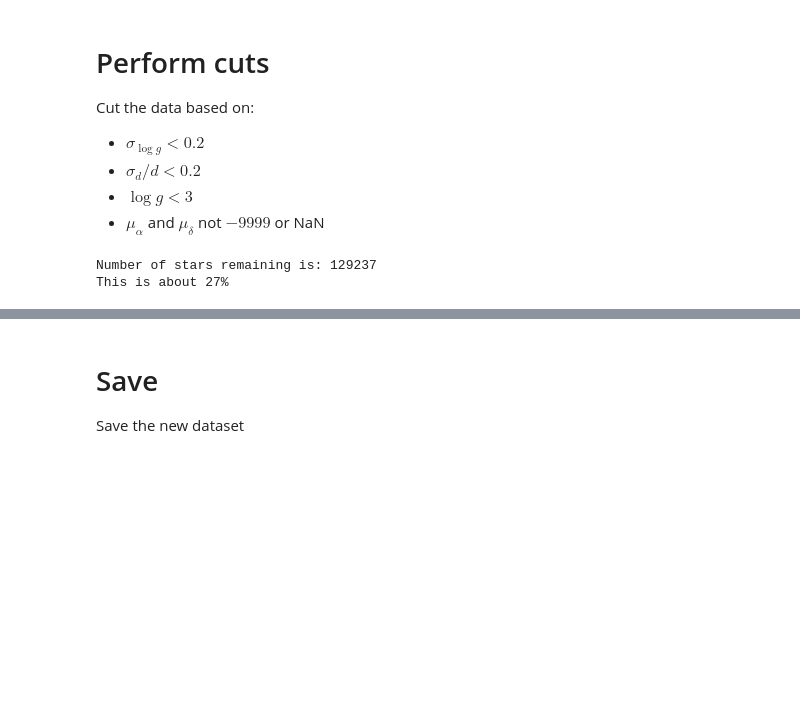
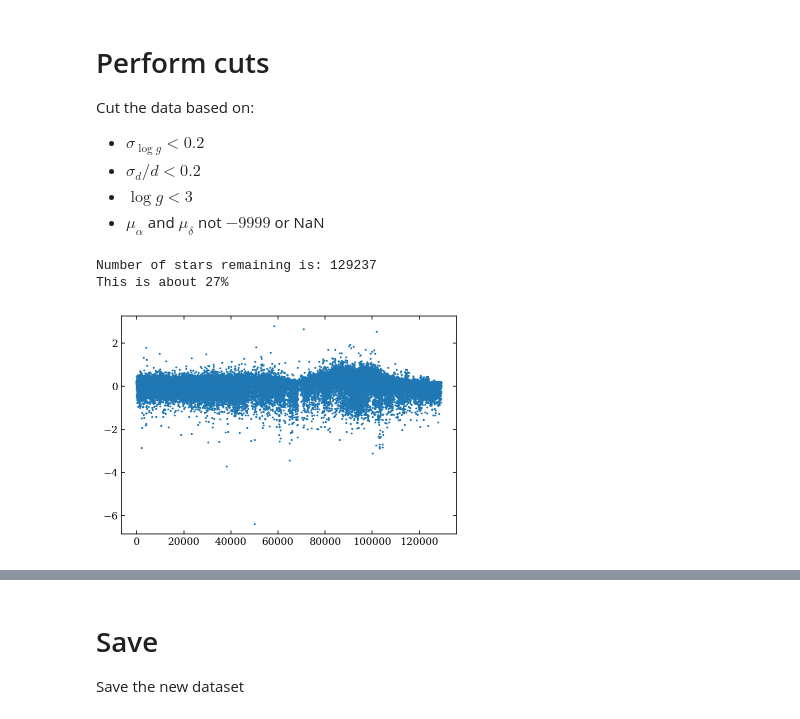
Before and after one commit to jamesmlane/AST1501, a Jupyter notebook: notebooks/1-gaiadr2-apogee_dataset/gaiadr2-apogee_dr16_dataset.ipynb, the cells around one changed output, grey strips where cells are left out. Saved outputs shown, nothing was run; the diff lists cells and outputs as text; code cells hidden in the pictures; blank space fills up the shorter version.

```diff
--- a/notebooks/1-gaiadr2-apogee_dataset/gaiadr2-apogee_dr16_dataset.ipynb
+++ b/notebooks/1-gaiadr2-apogee_dataset/gaiadr2-apogee_dr16_dataset.ipynb
@@ -181,19 +181,28 @@ This is about 27%
 # %%
-# ### Transform into new frames
+### Transform into new frames
 
-# coords_gal = coords.transform_to('galactic')
-# coords_gc = coords.transform_to('galactocentric')
+coords_gal = coords.transform_to('galactic')
+coords_gc = coords.transform_to('galactocentric')
 
-# # Get galactic proper motions in mas/yr
-# pmll = coords_gal.pm_l_cosb.value
-# pmbb = coords_gal.pm_b.value
+# Get galactic proper motions in mas/yr
+pmll = coords_gal.pm_l_cosb.value
+pmbb = coords_gal.pm_b.value
 
-# # Get galactocentric positions in kpc
-# gc_x = coords_gc.x.value # * -1 # Flip for LH
-# gc_y = coords_gc.y.value
-# gc_z = coords_gc.z.value
+# Get galactocentric positions in kpc
+jlgc_x = coords_gc.x.value * -1 # Flip for LH
+jlgc_y = coords_gc.y.value
+jlgc_z = coords_gc.z.value
+jlgc_R = np.sqrt( np.square( jlgc_x ) + np.square( jlgc_y ) )
+jlgc_phi = np.arctan( jlgc_y, jlgc_x )
 
-# # Get galactocentric velocities in km/s
-# gc_vx = coords_gc.v_x.value
-# gc_vy = coords_gc.v_y.value
-# gc_vz = coords_gc.v_z.value
+# Get galactocentric velocities in km/s
+jlgc_vx = coords_gc.v_x.value
+jlgc_vy = coords_gc.v_y.value
+jlgc_vz = coords_gc.v_z.value
+# %%
+plt.scatter( np.arange(len(jlgc_R)), jlgc_R-gc_R, s=1 )
+fig = plt.gcf()
+fig.set_facecolor('White')
+plt.show()
+# %% [output]
+[figure, added]
```
Also changed, not shown: parts of 4 cells of this notebook, 1 other file.
